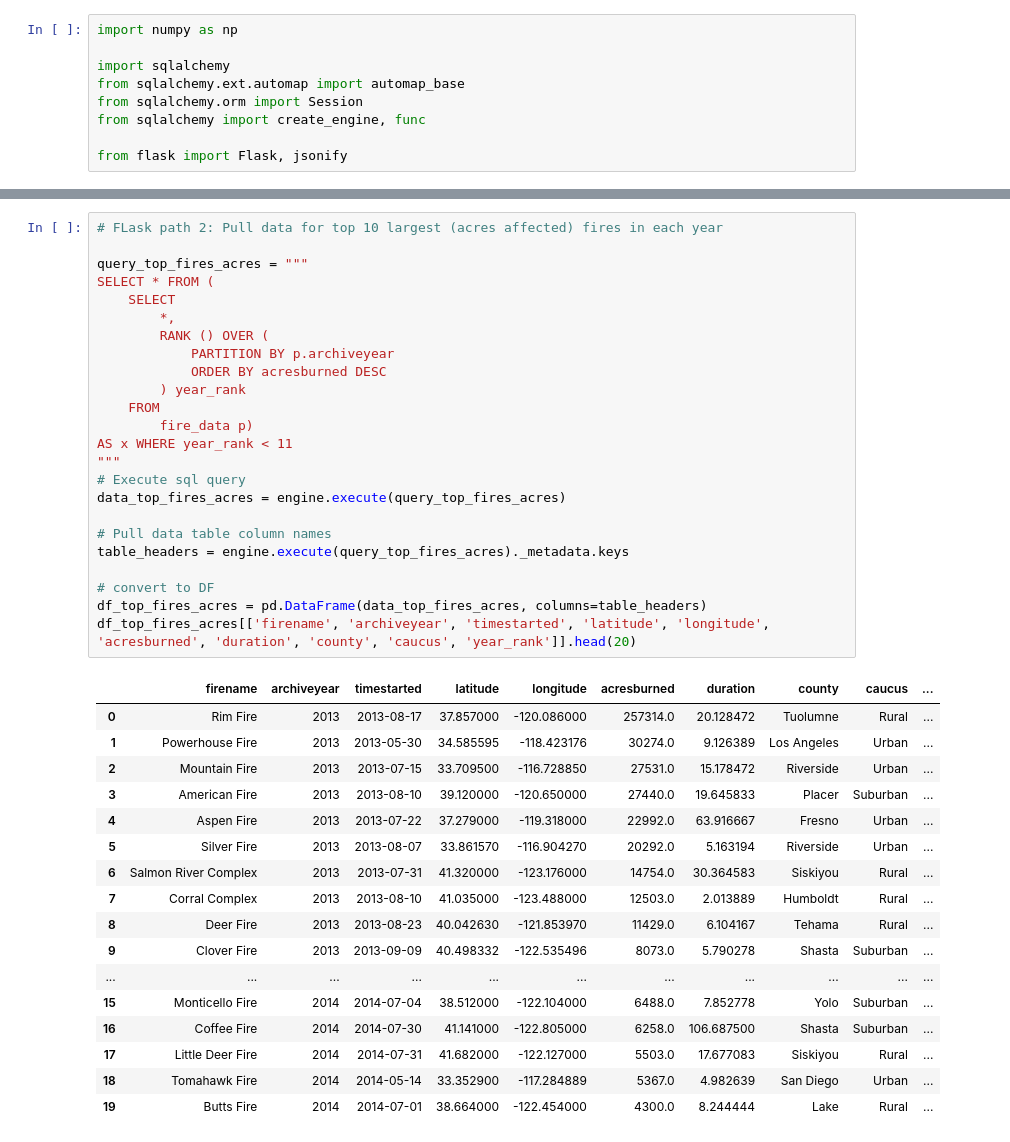
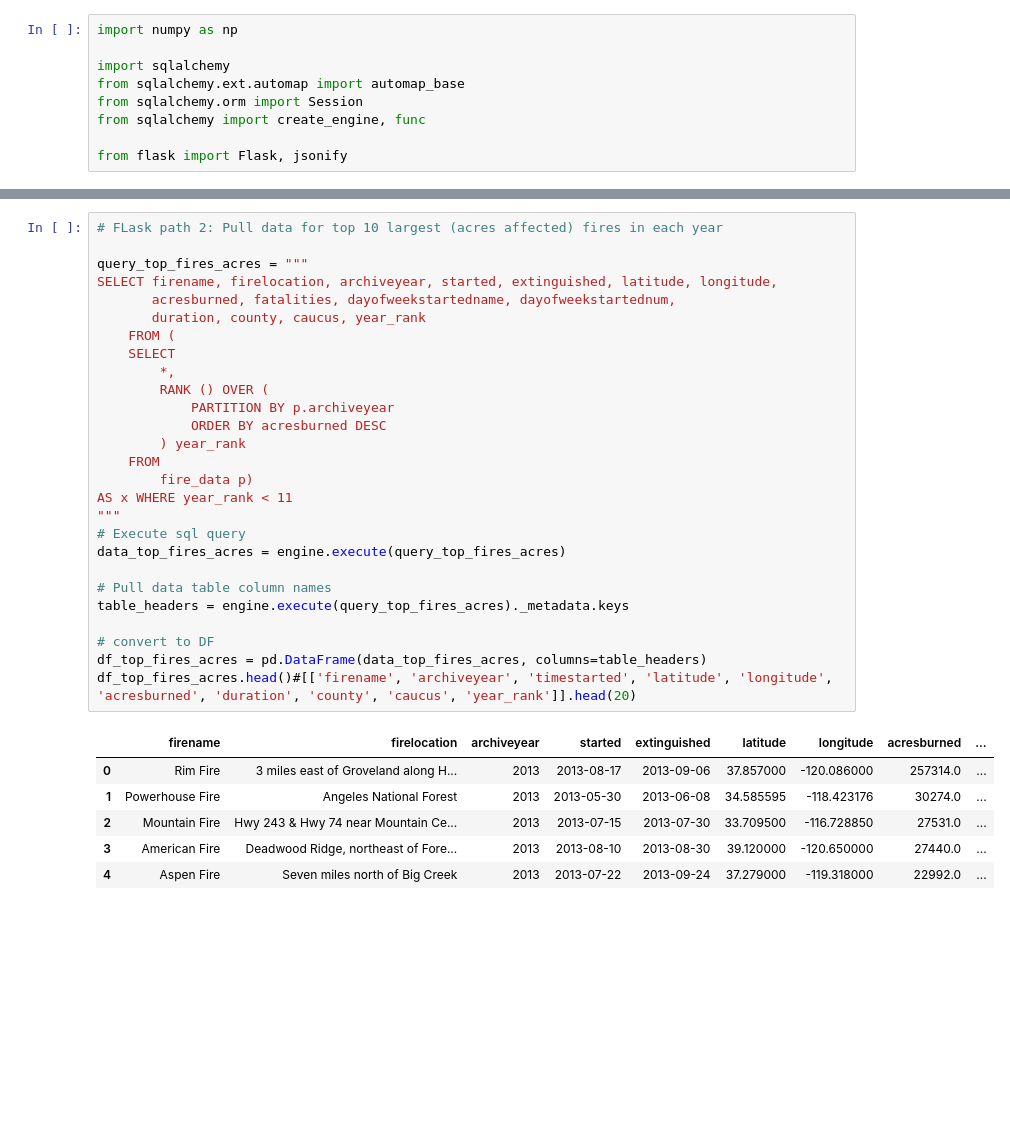
Before and after one commit to i-am-phoenix/project3, a Jupyter notebook: fire_data_geoJSON_postgresSQL.ipynb, the cells around one changed output, grey strips where cells are left out. Saved outputs shown, nothing was run; the diff lists cells and outputs as text; blank space fills up the shorter version.

```diff
--- a/fire_data_geoJSON_postgresSQL.ipynb
+++ b/fire_data_geoJSON_postgresSQL.ipynb
@@ -179,45 +187,37 @@ df_top_fires_duration[['firename', 'archiveyear', 'timestarted', 'latitude', 'lo
 # %%
 # FLask path 2: Pull data for top 10 largest (acres affected) fires in each year
 
 query_top_fires_acres = """
-SELECT * FROM (
+SELECT firename, firelocation, archiveyear, started, extinguished, latitude, longitude,
+       acresburned, fatalities, dayofweekstartedname, dayofweekstartednum,
+       duration, county, caucus, year_rank
+    FROM (
 	SELECT
 		*,
 		RANK () OVER (
 			PARTITION BY p.archiveyear
 			ORDER BY acresburned DESC
 		) year_rank
 	FROM
 		fire_data p)
 AS x WHERE year_rank < 11
 """
 # Execute sql query
 data_top_fires_acres = engine.execute(query_top_fires_acres)
 
 # Pull data table column names
 table_headers = engine.execute(query_top_fires_acres)._metadata.keys
 
 # convert to DF
 df_top_fires_acres = pd.DataFrame(data_top_fires_acres, columns=table_headers)
-df_top_fires_acres[['firename', 'archiveyear', 'timestarted', 'latitude', 'longitude', 'acresburned', 'duration', 'county', 'caucus', 'year_rank']].head(20)
+df_top_fires_acres.head()#[['firename', 'archiveyear', 'timestarted', 'latitude', 'longitude', 'acresburned', 'duration', 'county', 'caucus', 'year_rank']].head(20)
 # %% [output]
-|  | firename | archiveyear | timestarted | latitude | longitude | acresburned | duration | county | caucus | ... |
-| 0 | Rim Fire | 2013 | 2013-08-17 | 37.857000 | -120.086000 | 257314.0 | 20.128472 | Tuolumne | Rural | ... |
-| 1 | Powerhouse Fire | 2013 | 2013-05-30 | 34.585595 | -118.423176 | 30274.0 | 9.126389 | Los Angeles | Urban | ... |
-| 2 | Mountain Fire | 2013 | 2013-07-15 | 33.709500 | -116.728850 | 27531.0 | 15.178472 | Riverside | Urban | ... |
-| 3 | American Fire | 2013 | 2013-08-10 | 39.120000 | -120.650000 | 27440.0 | 19.645833 | Placer | Suburban | ... |
-| 4 | Aspen Fire | 2013 | 2013-07-22 | 37.279000 | -119.318000 | 22992.0 | 63.916667 | Fresno | Urban | ... |
-| 5 | Silver Fire | 2013 | 2013-08-07 | 33.861570 | -116.904270 | 20292.0 | 5.163194 | Riverside | Urban | ... |
-| 6 | Salmon River Complex | 2013 | 2013-07-31 | 41.320000 | -123.176000 | 14754.0 | 30.364583 | Siskiyou | Rural | ... |
-| 7 | Corral Complex | 2013 | 2013-08-10 | 41.035000 | -123.488000 | 12503.0 | 2.013889 | Humboldt | Rural | ... |
-| 8 | Deer Fire | 2013 | 2013-08-23 | 40.042630 | -121.853970 | 11429.0 | 6.104167 | Tehama | Rural | ... |
-| 9 | Clover Fire | 2013 | 2013-09-09 | 40.498332 | -122.535496 | 8073.0 | 5.790278 | Shasta | Suburban | ... |
-| ... | ... | ... | ... | ... | ... | ... | ... | ... | ... | ... |
-| 15 | Monticello Fire | 2014 | 2014-07-04 | 38.512000 | -122.104000 | 6488.0 | 7.852778 | Yolo | Suburban | ... |
-| 16 | Coffee Fire | 2014 | 2014-07-30 | 41.141000 | -122.805000 | 6258.0 | 106.687500 | Shasta | Suburban | ... |
-| 17 | Little Deer Fire | 2014 | 2014-07-31 | 41.682000 | -122.127000 | 5503.0 | 17.677083 | Siskiyou | Rural | ... |
-| 18 | Tomahawk Fire | 2014 | 2014-05-14 | 33.352900 | -117.284889 | 5367.0 | 4.982639 | San Diego | Urban | ... |
-| 19 | Butts Fire | 2014 | 2014-07-01 | 38.664000 | -122.454000 | 4300.0 | 8.244444 | Lake | Rural | ... |
+|  | firename | firelocation | archiveyear | started | extinguished | latitude | longitude | acresburned | ... |
+| 0 | Rim Fire | 3 miles east of Groveland along H... | 2013 | 2013-08-17 | 2013-09-06 | 37.857000 | -120.086000 | 257314.0 | ... |
+| 1 | Powerhouse Fire | Angeles National Forest | 2013 | 2013-05-30 | 2013-06-08 | 34.585595 | -118.423176 | 30274.0 | ... |
+| 2 | Mountain Fire | Hwy 243 & Hwy 74 near Mountain Ce... | 2013 | 2013-07-15 | 2013-07-30 | 33.709500 | -116.728850 | 27531.0 | ... |
+| 3 | American Fire | Deadwood Ridge, northeast of Fore... | 2013 | 2013-08-10 | 2013-08-30 | 39.120000 | -120.650000 | 27440.0 | ... |
+| 4 | Aspen Fire | Seven miles north of Big Creek | 2013 | 2013-07-22 | 2013-09-24 | 37.279000 | -119.318000 | 22992.0 | ... |
 # %%
 # Convert refined data frame to geoJSON format
 top_fires_duration_geoJSON = df_to_geojson(df_top_fires_duration , df_top_fires_duration.drop(['latitude','longitude'], axis=1).columns)
```
Also changed, not shown: parts of 13 cells of this notebook, 5 other files.
